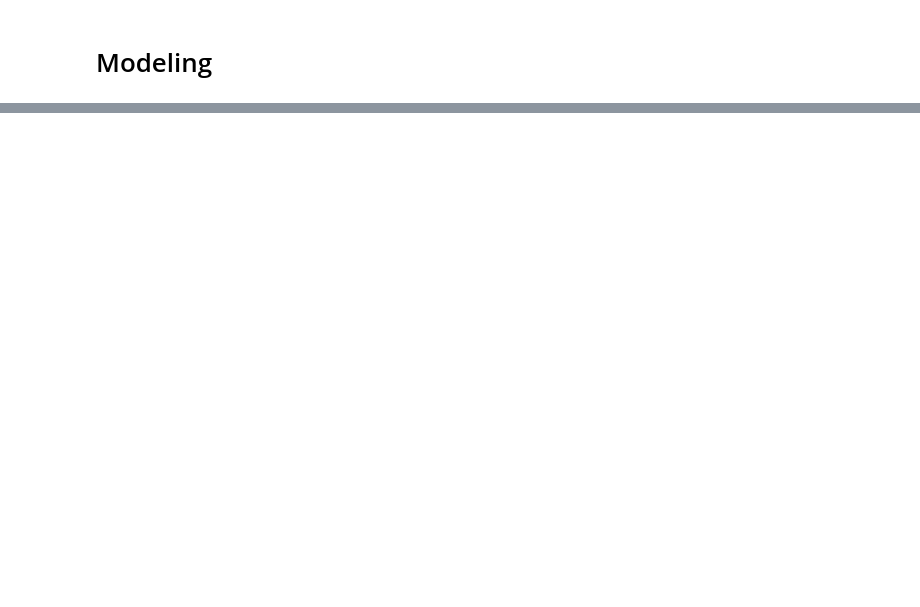
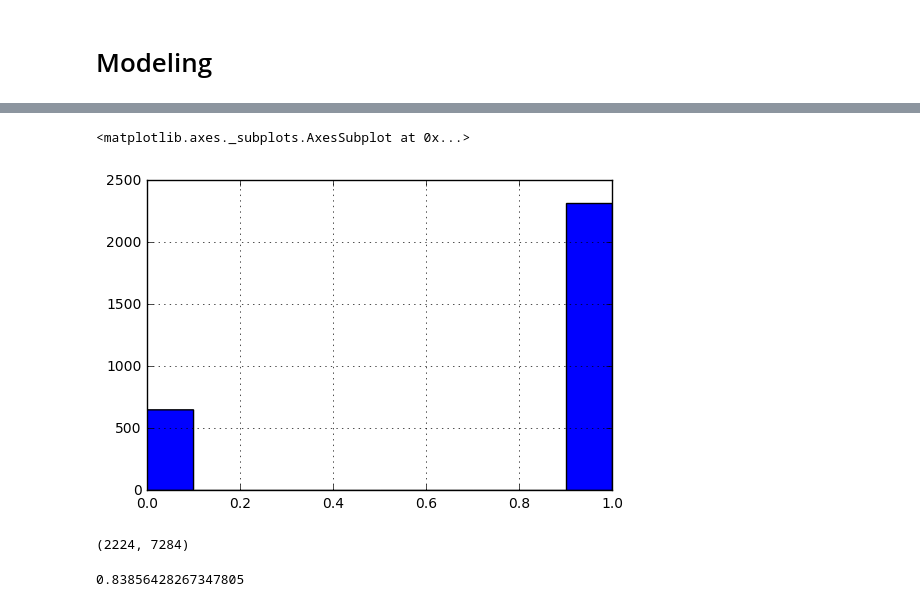
Before and after one commit to flylo/midi-ml, a Jupyter notebook: notebooks/ClassicalExploration.ipynb, the cells around one changed output, grey strips where cells are left out. Drawn from its saved outputs; the diff is of its cells as text; code cells hidden in the pictures; blank space fills up the shorter version.

```diff
--- a/notebooks/ClassicalExploration.ipynb
+++ b/notebooks/ClassicalExploration.ipynb
@@ -182,0 +194,7 @@ joblib.dump(labeled_corpus, "/home/jovyan/persistent_data/data/dumps/labeled_cor
+# %%
+labels = labeled_corpus.corpus_labels
+bach_labels = [k for k in range(len(labels)) if labels[k] == "bach-js"]
+beethoven_labels = [k for k in range(len(labels)) if labels[k] == "beethoven"]
+# %%
+X = corpus_matrix[bach_labels + beethoven_labels]
+y = np.array([1 for i in range(len(bach_labels))] + [0 for i in range(len(beethoven_labels))])
@@ -182,0 +205,2 @@ joblib.dump(labeled_corpus, "/home/jovyan/persistent_data/data/dumps/labeled_cor
+# %%
+y = y.reshape(y.shape[0], 1, )
@@ -229,0 +336,5 @@ fitted, ll = newton_raphson(beta_init, 10)
+# %%
+pd.Series(y).hist()
+# %% [output]
+<matplotlib.axes._subplots.AxesSubplot at 0x...>
+[figure, added]
@@ -229,0 +343,8 @@ fitted, ll = newton_raphson(beta_init, 10)
+# %%
+X_train.shape
+# %% [output]
+(2224, 7284)
+# %%
+roc_auc_score(y_test, l.predict_probabilities(X_test))
+# %% [output]
+0.83856428267347805
```
Also changed, not shown: parts of 26 cells of this notebook, 3 other files.
